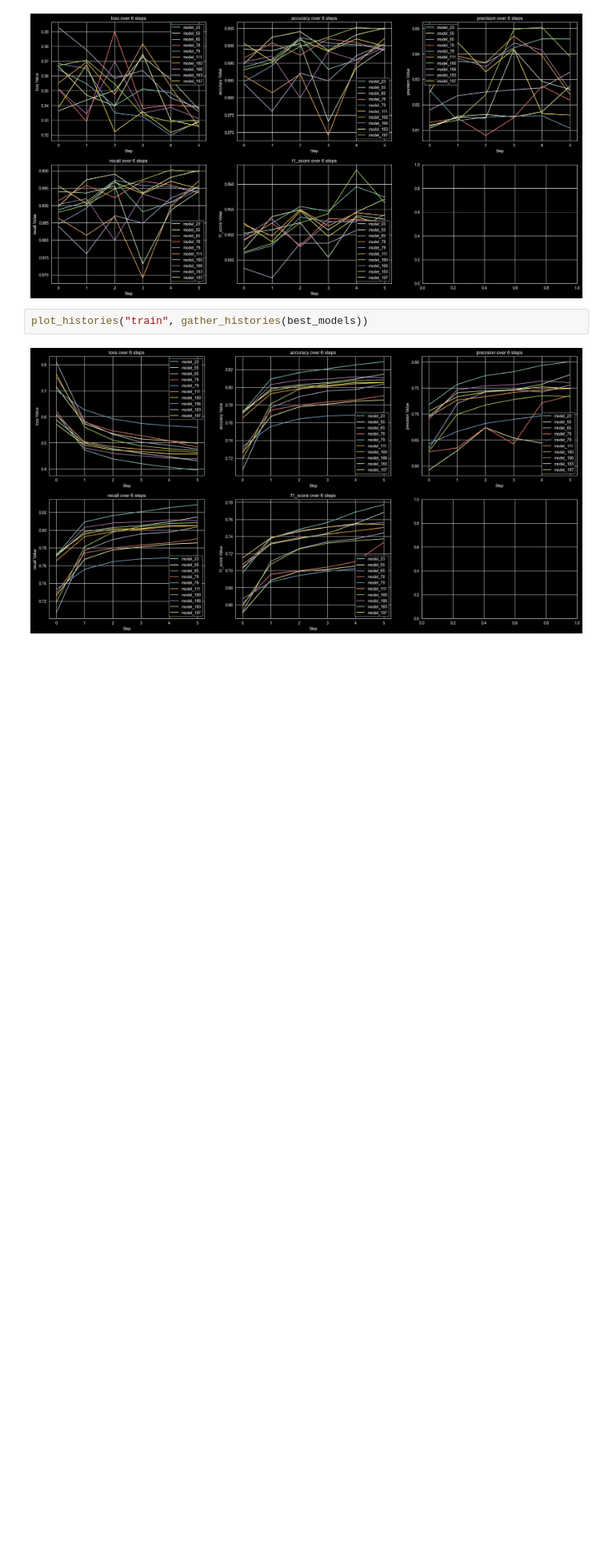
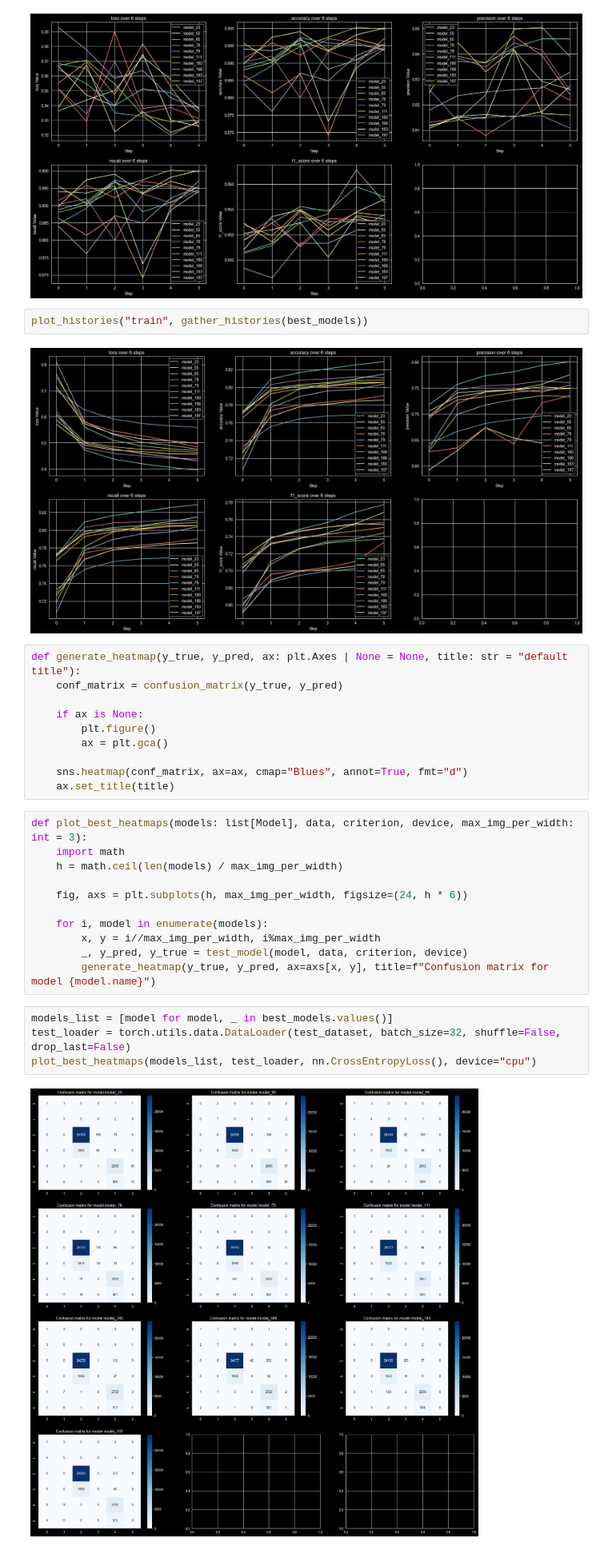
Before and after one commit to Gawronek-8/GGSN-projects, a Jupyter notebook: proj1/Model_testing.ipynb, the cells around one changed output. Shown at 80% size. Saved outputs shown, nothing was run; the diff lists cells and outputs as text; blank space fills up the shorter version.

Commit message:
feat: Added plotting confusion matrix for best_models

```diff
--- a/proj1/Model_testing.ipynb
+++ b/proj1/Model_testing.ipynb
@@ -231,3 +233,30 @@ save_best_models_info(best_models)
 plot_histories("train", gather_histories(best_models))
 # %% [output]
 [figure]
+# %%
+def generate_heatmap(y_true, y_pred, ax: plt.Axes | None = None, title: str = "default title"):
+    conf_matrix = confusion_matrix(y_true, y_pred)
+
+    if ax is None:
+        plt.figure()
+        ax = plt.gca()
+
+    sns.heatmap(conf_matrix, ax=ax, cmap="Blues", annot=True, fmt="d")
+    ax.set_title(title)
+# %%
+def plot_best_heatmaps(models: list[Model], data, criterion, device, max_img_per_width: int = 3):
+    import math
+    h = math.ceil(len(models) / max_img_per_width)
+
+    fig, axs = plt.subplots(h, max_img_per_width, figsize=(24, h * 6))
+
+    for i, model in enumerate(models):
+        x, y = i//max_img_per_width, i%max_img_per_width
+        _, y_pred, y_true = test_model(model, data, criterion, device)
+        generate_heatmap(y_true, y_pred, ax=axs[x, y], title=f"Confusion matrix for model {model.name}")
+# %%
+models_list = [model for model, _ in best_models.values()]
+test_loader = torch.utils.data.DataLoader(test_dataset, batch_size=32, shuffle=False, drop_last=False)
+plot_best_heatmaps(models_list, test_loader, nn.CrossEntropyLoss(), device="cpu")
+# %% [output]
+[figure, added]
```
Also changed, not shown: parts of 1 cell of this notebook, 1 other file.
